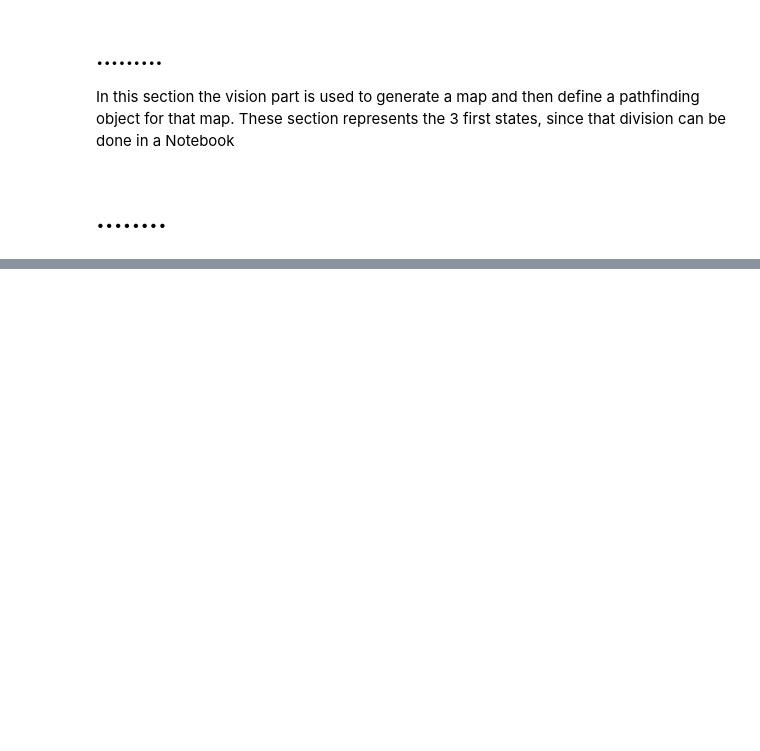
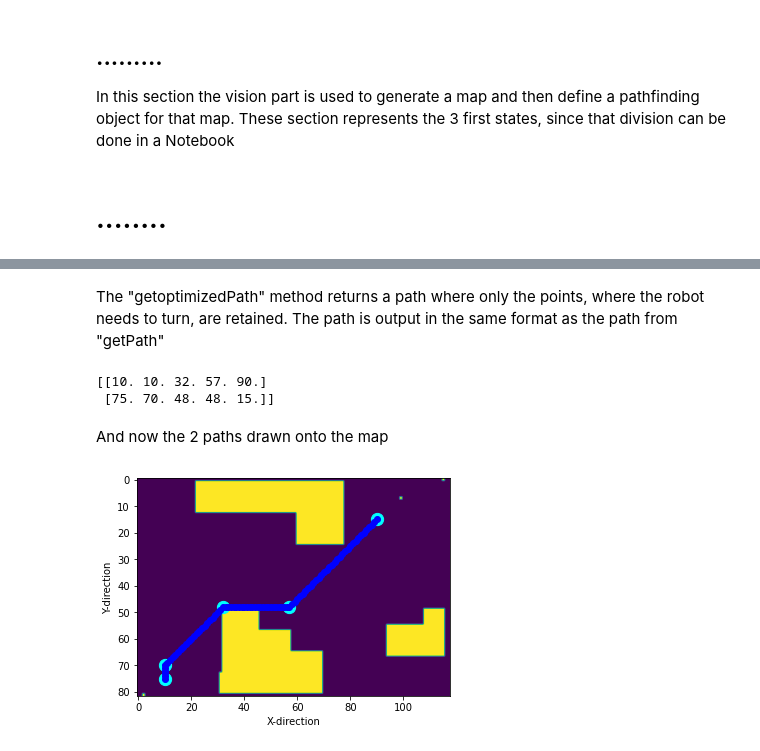
Before and after one commit to micht1/publicmobileRobotics, a Jupyter notebook: roboticsProject.ipynb, the cells around one changed output, grey strips where cells are left out. Cells and saved outputs as stored; diff of their text form; code cells hidden in the pictures; blank space fills up the shorter version.

```diff
--- a/roboticsProject.ipynb
+++ b/roboticsProject.ipynb
@@ -217,0 +295,3 @@ plt.show()
+# %%
+unoptimizedPath=pathPlanner.getPath()
+print(unoptimizedPath)
@@ -217,0 +309,19 @@ plt.show()
+# %% [markdown]
+The "getoptimizedPath" method returns a path where only the points, where the robot needs to turn, are retained. The path is output in the same format as the path from "getPath"
+# %%
+optimizedPath=pathPlanner.getOptimizedPath()
+print(optimizedPath)
+# %% [output]
+[[10. 10. 32. 57. 90.]
+ [75. 70. 48. 48. 15.]]
+# %% [markdown]
+And now the 2 paths drawn onto the map
+# %%
+plt.imshow(occupancyGrid)
+plt.plot(unoptimizedPath[0], unoptimizedPath[1], marker="o", color = 'blue');
+plt.scatter(optimizedPath[0],optimizedPath[1], marker="o", color = 'cyan',s=150)
+plt.xlabel('X-direction')
+plt.ylabel('Y-direction')
+plt.show()
+# %% [output]
+[figure, added]
```
Also changed, not shown: parts of 25 cells of this notebook, 2 other files.
